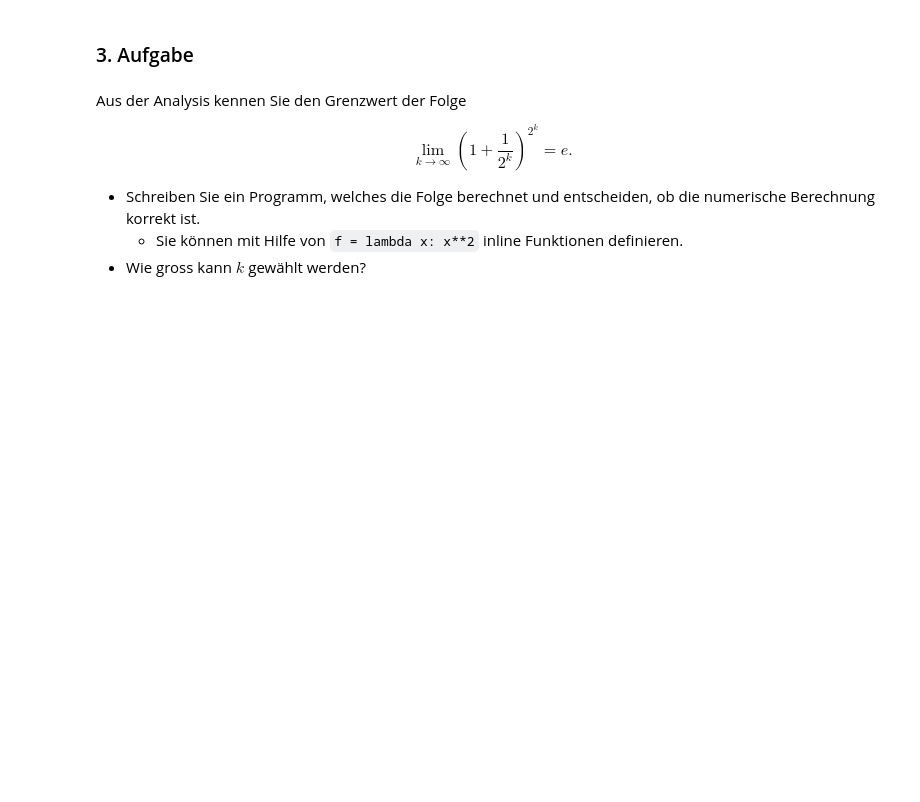
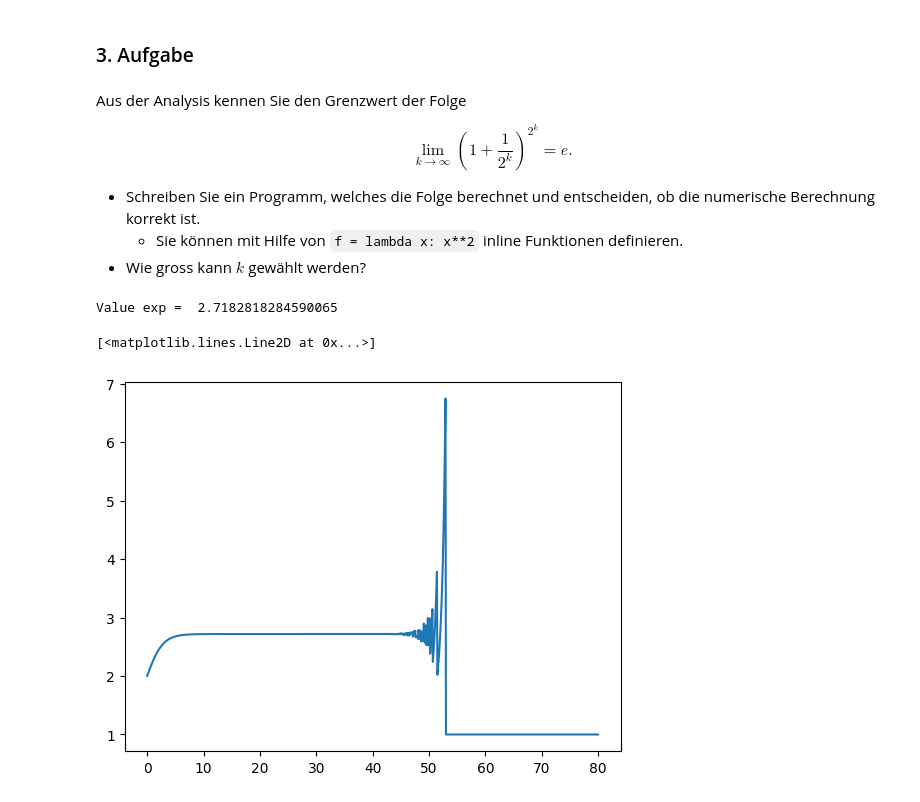
Before and after one commit to hollejon/Numerik, a Jupyter notebook: Praktikum1/PythonEinfuehrung.ipynb, the cells around one changed output. Cells and saved outputs as stored; diff of their text form; code cells hidden in the pictures; blank space fills up the shorter version.

```diff
--- a/Praktikum1/PythonEinfuehrung.ipynb
+++ b/Praktikum1/PythonEinfuehrung.ipynb
@@ -43,3 +76,14 @@ $$\lim_{k\to\infty} \left(1+\frac{1}{2^k}\right)^{2^k} = e.$$
 * Schreiben Sie ein Programm, welches die Folge berechnet und entscheiden, ob die numerische Berechnung korrekt ist.
   - Sie können mit Hilfe von `f = lambda x: x**2` inline Funktionen definieren.
 * Wie gross kann $k$ gewählt werden?
+# %%
+def limes(k):
+    e =(1+(1/(2**k)))**(2**k)
+    return e
+print('Value exp = ',limes(45))
+t = np.linspace(0,80,1000)
+plt.plot(t,limes(t))
+# %% [output]
+Value exp =  2.7182818284590065
+[<matplotlib.lines.Line2D at 0x...>]
+[figure, added]
```
Also changed, not shown: parts of 2 cells of this notebook.
